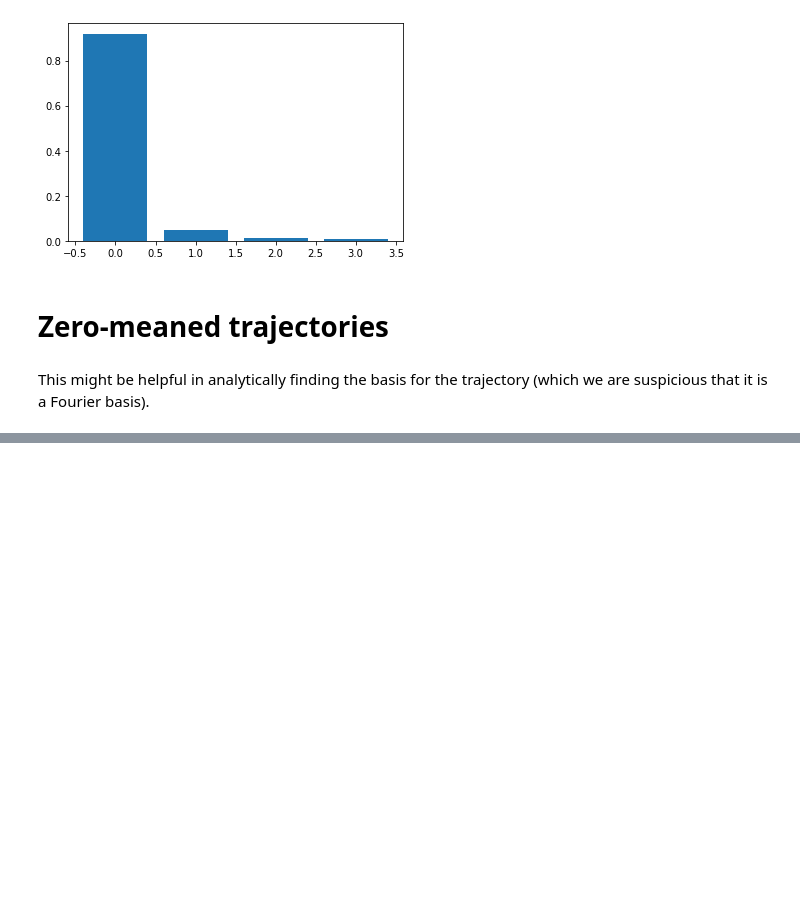
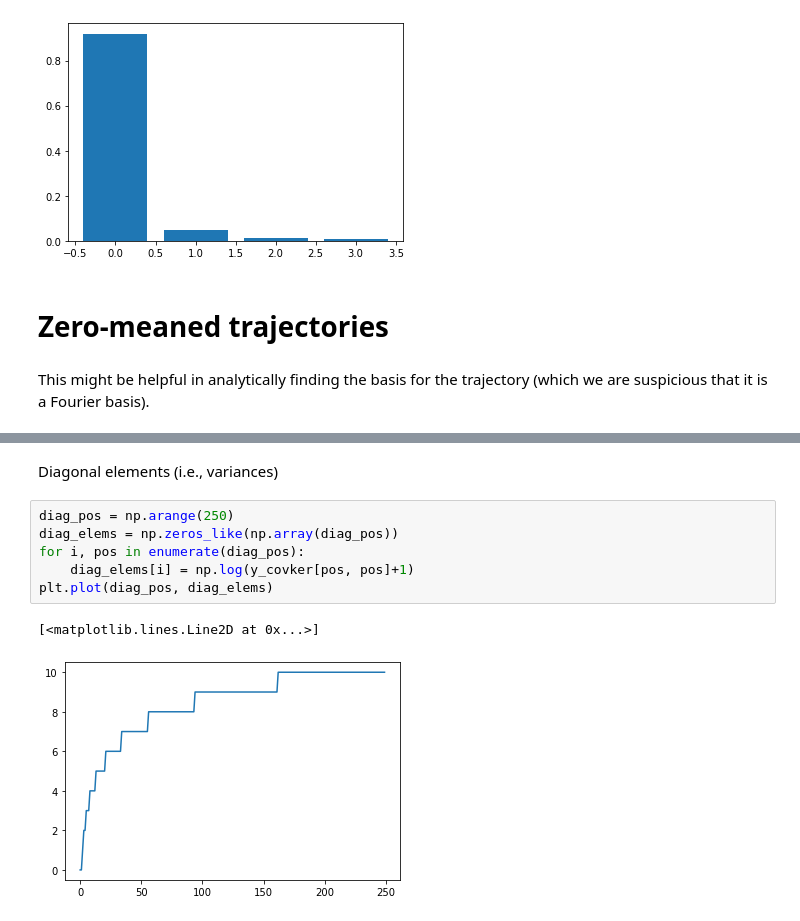
Before and after one commit to thinhhoang95/anomaly-detection-ngsim2, a Jupyter notebook: pwms_spherical/2_why_fpca_fourier.ipynb, the cells around one changed output, grey strips where cells are left out. Drawn from its saved outputs; the diff is of its cells as text; blank space fills up the shorter version.

```diff
--- a/pwms_spherical/2_why_fpca_fourier.ipynb
+++ b/pwms_spherical/2_why_fpca_fourier.ipynb
@@ -116,0 +139,11 @@ for i in np.random.choice(num_of_trajs, 20):
+# %% [markdown]
+Diagonal elements (i.e., variances)
+# %%
+diag_pos = np.arange(250)
+diag_elems = np.zeros_like(np.array(diag_pos))
+for i, pos in enumerate(diag_pos):
+    diag_elems[i] = np.log(y_covker[pos, pos]+1)
+plt.plot(diag_pos, diag_elems)
+# %% [output]
+[<matplotlib.lines.Line2D at 0x...>]
+[figure, added]
```
Also changed, not shown: parts of 9 cells of this notebook, 2 other files.
